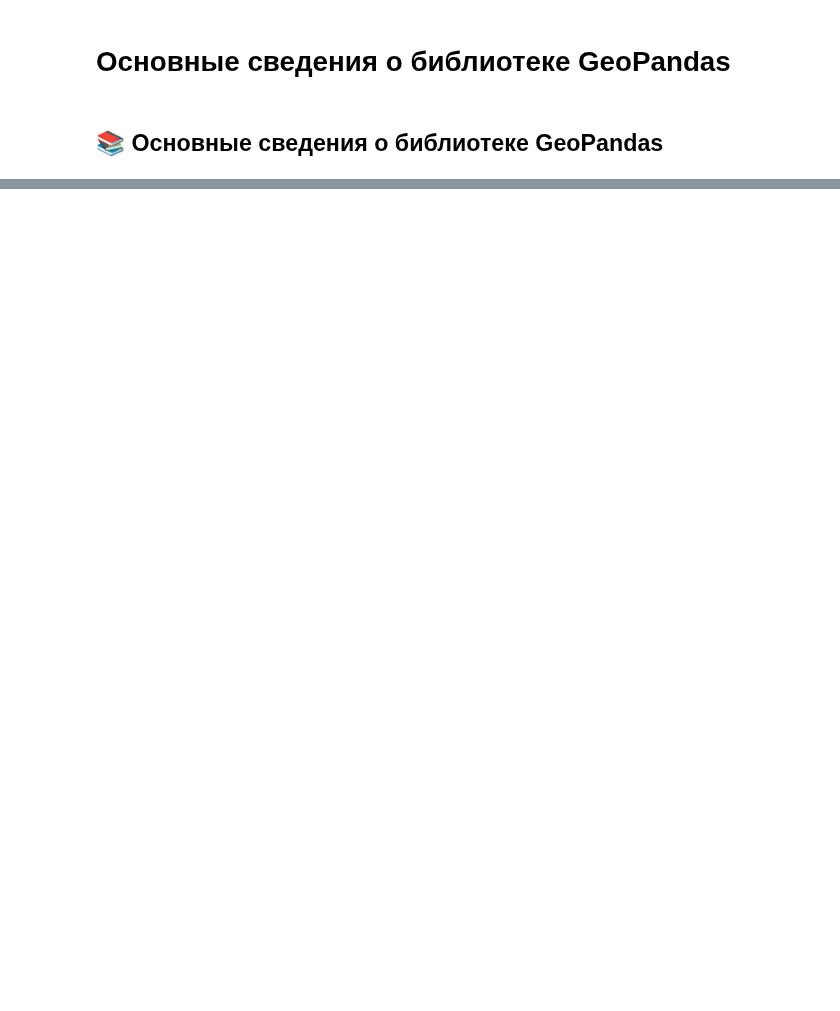
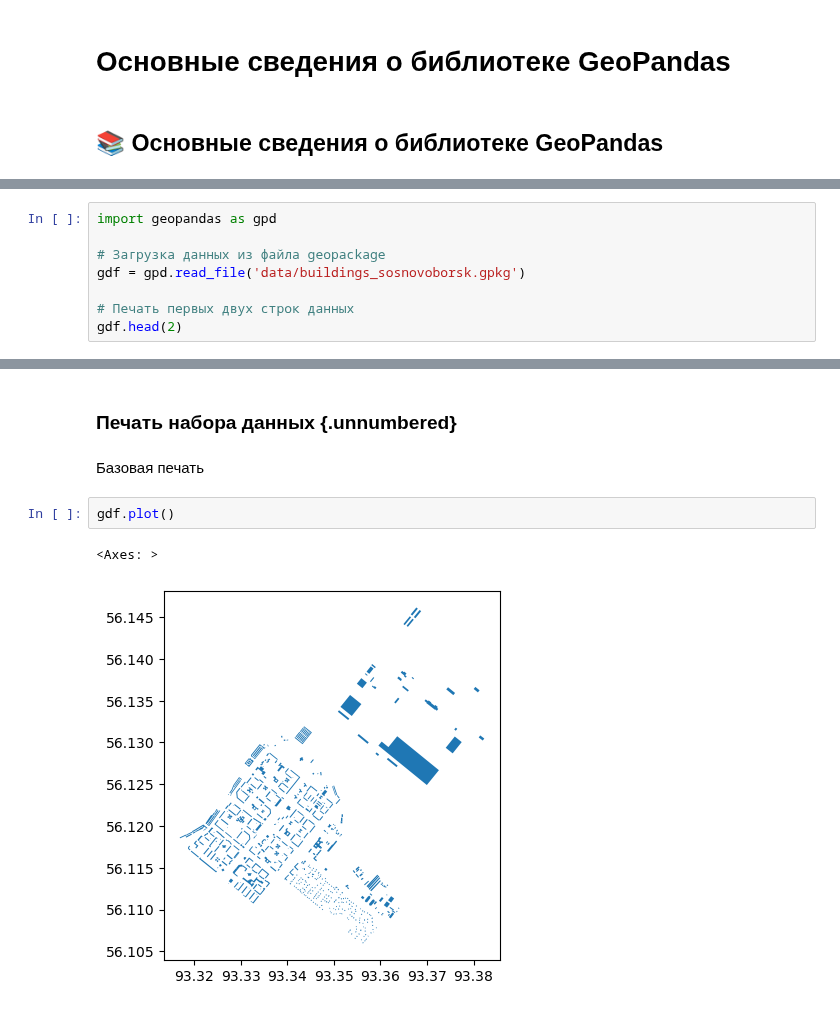
Before and after one commit to Obsidian-pb/genesis, a Jupyter notebook: work/docs/pages/110_what_is_geopandas.ipynb, the cells around one changed output, grey strips where cells are left out. Saved outputs shown, nothing was run; the diff lists cells and outputs as text; blank space fills up the shorter version.

```diff
--- a/work/docs/pages/110_what_is_geopandas.ipynb
+++ b/work/docs/pages/110_what_is_geopandas.ipynb
@@ -89,0 +115,8 @@ schools.plot(edgecolor='black', facecolor='lightgray', alpha=0.7)
+# %%
+import geopandas as gpd
+
+# Загрузка данных из файла geopackage
+gdf = gpd.read_file('data/buildings_sosnovoborsk.gpkg')
+
+# Печать первых двух строк данных
+gdf.head(2)
@@ -89,0 +276,9 @@ schools.plot(edgecolor='black', facecolor='lightgray', alpha=0.7)
+# %% [markdown]
+### Печать набора данных {.unnumbered}
+# %% [markdown]
+Базовая печать
+# %%
+gdf.plot()
+# %% [output]
+<Axes: >
+[figure, added]
```
Also changed, not shown: parts of 41 cells of this notebook, 6 other files.
